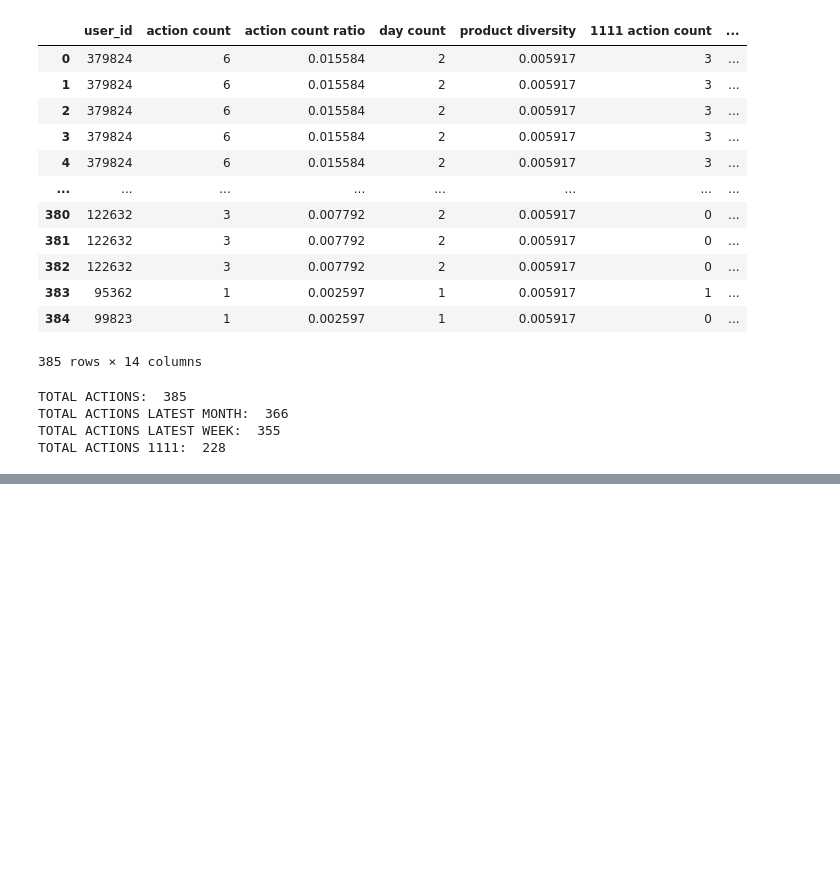
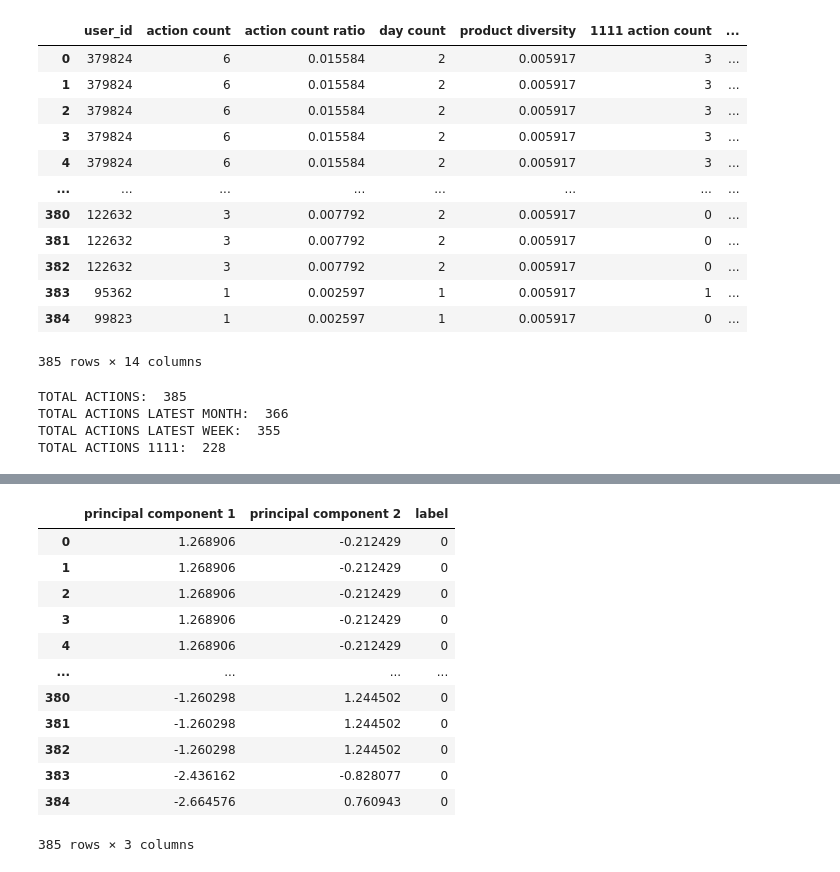
Before and after one commit to MrAlphalfa97/CECS_550, a Jupyter notebook: data_format1/User Profile.ipynb, the cells around one changed output, grey strips where cells are left out. Drawn from its saved outputs; the diff is of its cells as text; code cells hidden in the pictures; blank space fills up the shorter version.

```diff
--- a/data_format1/User Profile.ipynb
+++ b/data_format1/User Profile.ipynb
@@ -852,0 +1038,16 @@ TOTAL ACTIONS 1111:  228
+# %%
+finalDF
+# %% [output]
+|  | principal component 1 | principal component 2 | label |
+| 0 | 1.268906 | -0.212429 | 0 |
+| 1 | 1.268906 | -0.212429 | 0 |
+| 2 | 1.268906 | -0.212429 | 0 |
+| 3 | 1.268906 | -0.212429 | 0 |
+| 4 | 1.268906 | -0.212429 | 0 |
+| ... | ... | ... | ... |
+| 380 | -1.260298 | 1.244502 | 0 |
+| 381 | -1.260298 | 1.244502 | 0 |
+| 382 | -1.260298 | 1.244502 | 0 |
+| 383 | -2.436162 | -0.828077 | 0 |
+| 384 | -2.664576 | 0.760943 | 0 |
+385 rows × 3 columns
```
Also changed, not shown: parts of 26 cells of this notebook, 2 other files.
